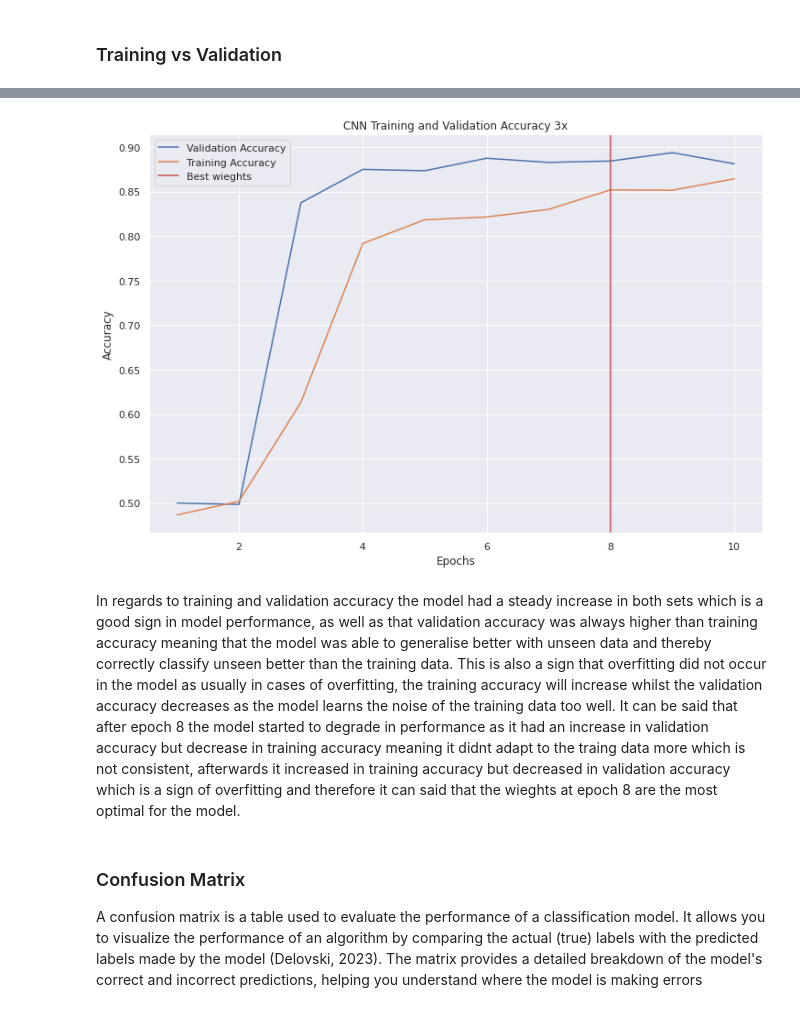
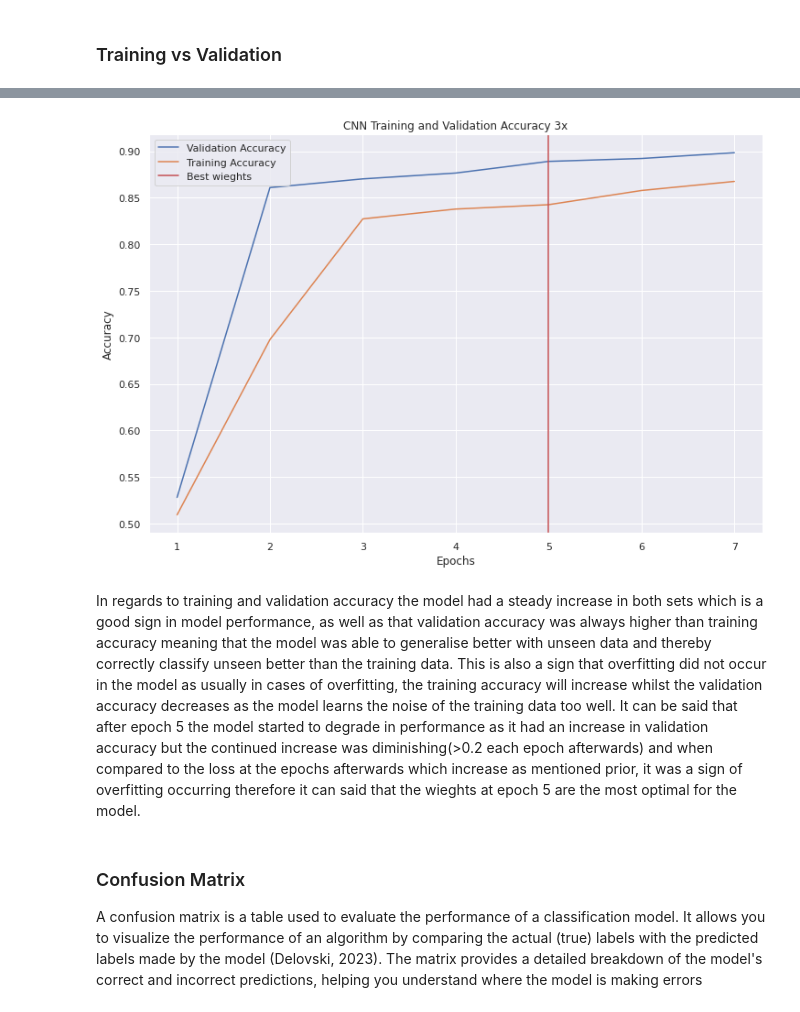
Before and after one commit to HumanClone/Image-Classifier---Glasses, a Jupyter notebook: Image-Classification.ipynb, the cells around one changed output, grey strips where cells are left out. Drawn from its saved outputs; the diff is of its cells as text; code cells hidden in the pictures.

```diff
--- a/Image-Classification.ipynb
+++ b/Image-Classification.ipynb
@@ -503,19 +523,19 @@ Regarding the validtion and training losses, whilst it was decreasing it was not
 # %%
 val_accuracy = CH.history['val_accuracy']
 train_accuracy = CH.history['accuracy']
 
-plt.plot(list(range(1, 11)),val_accuracy, label='Validation Accuracy')
-plt.plot(list(range(1, 11)),train_accuracy,label='Training Accuracy')
-plt.axvline(x = 8,label = 'Best wieghts',color='r')
+plt.plot(list(range(1, 8)),val_accuracy, label='Validation Accuracy')
+plt.plot(list(range(1, 8)),train_accuracy,label='Training Accuracy')
+plt.axvline(x = 5,label = 'Best wieghts',color='r')
 plt.xlabel('Epochs')
 plt.ylabel('Accuracy')
 plt.title('CNN Training and Validation Accuracy 3x')
 plt.legend()
 plt.show()
 # %% [output]
-[figure, old version]
+[figure, new version]
 # %% [markdown]
-In regards to training and validation accuracy the model had a steady increase in both sets which is a good sign in model performance, as well as that validation accuracy was always higher than training accuracy meaning that the model was able to generalise better with unseen data and thereby correctly classify unseen better than the training data. This is also a sign that overfitting did not occur in the model as usually in cases of overfitting, the training accuracy will increase whilst the validation accuracy decreases as the model learns the noise of the training data too well. It can be said that after epoch 8 the model started to degrade in performance as it had an increase in validation accuracy but decrease in training accuracy meaning it didnt adapt to the traing data more which is not consistent, afterwards it increased in training accuracy but decreased in validation accuracy which is a sign of overfitting and therefore it can said that the wieghts at epoch 8 are the most optimal for the model.
+In regards to training and validation accuracy the model had a steady increase in both sets which is a good sign in model performance, as well as that validation accuracy was always higher than training accuracy meaning that the model was able to generalise better with unseen data and thereby correctly classify unseen better than the training data. This is also a sign that overfitting did not occur in the model as usually in cases of overfitting, the training accuracy will increase whilst the validation accuracy decreases as the model learns the noise of the training data too well. It can be said that after epoch 5 the model started to degrade in performance as it had an increase in validation accuracy but the continued increase was diminishing(>0.2 each epoch afterwards) and when compared to the loss at the epochs afterwards which increase as mentioned prior, it was a sign of overfitting occurring therefore it can said that the wieghts at epoch 5 are the most optimal for the model.
 # %% [markdown]
 ### Confusion Matrix
 
```
Also changed, not shown: parts of 37 cells of this notebook, 2 other files.
